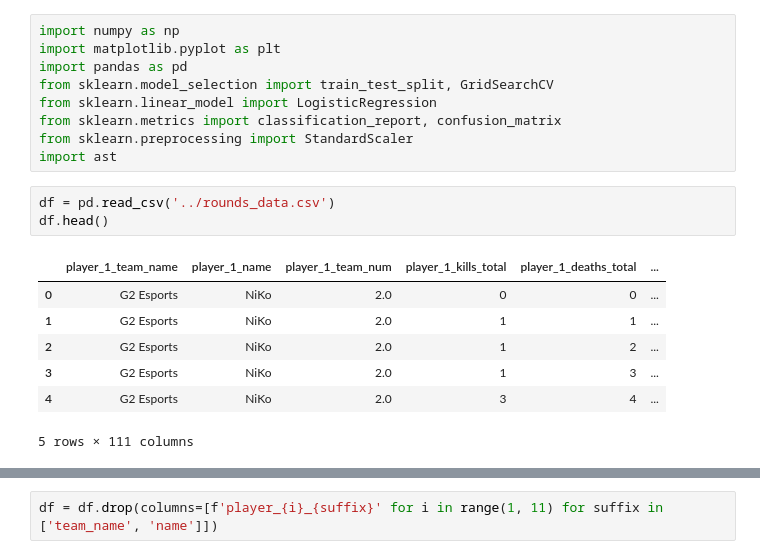
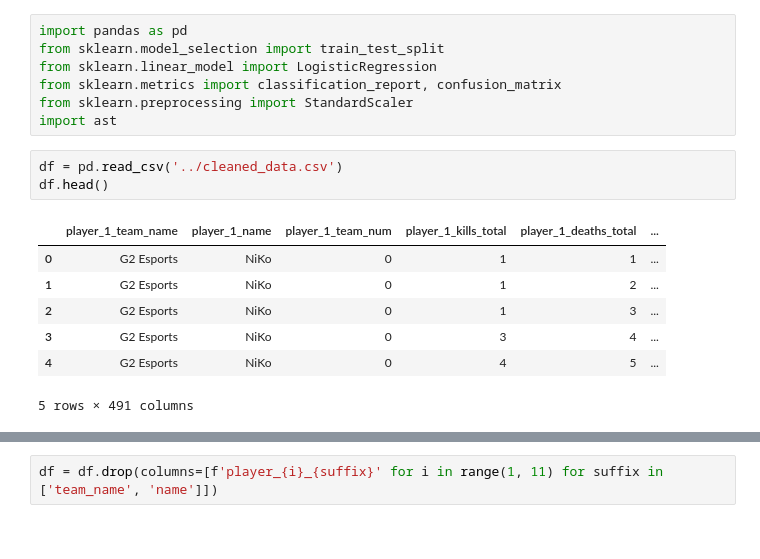
Before and after one commit to FCosmin27/cs2-predictive-models, a Jupyter notebook: round_winner_predicting_models/logistic_regression_from_sklearn.ipynb, the cells around one changed output, grey strips where cells are left out. Cells and saved outputs as stored; diff of their text form.

Commit message:
Separate data preprocessing from model implementation

```diff
--- a/round_winner_predicting_models/logistic_regression_from_sklearn.ipynb
+++ b/round_winner_predicting_models/logistic_regression_from_sklearn.ipynb
@@ -1,20 +1,18 @@
 # %%
-import numpy as np
-import matplotlib.pyplot as plt
 import pandas as pd
-from sklearn.model_selection import train_test_split, GridSearchCV
+from sklearn.model_selection import train_test_split
 from sklearn.linear_model import LogisticRegression
 from sklearn.metrics import classification_report, confusion_matrix
 from sklearn.preprocessing import StandardScaler
 import ast
 # %%
-df = pd.read_csv('../rounds_data.csv')
+df = pd.read_csv('../cleaned_data.csv')
 df.head()
 # %% [output]
 |  | player_1_team_name | player_1_name | player_1_team_num | player_1_kills_total | player_1_deaths_total | ... |
-| 0 | G2 Esports | NiKo | 2.0 | 0 | 0 | ... |
-| 1 | G2 Esports | NiKo | 2.0 | 1 | 1 | ... |
-| 2 | G2 Esports | NiKo | 2.0 | 1 | 2 | ... |
-| 3 | G2 Esports | NiKo | 2.0 | 1 | 3 | ... |
-| 4 | G2 Esports | NiKo | 2.0 | 3 | 4 | ... |
+| 0 | G2 Esports | NiKo | 0 | 1 | 1 | ... |
+| 1 | G2 Esports | NiKo | 0 | 1 | 2 | ... |
+| 2 | G2 Esports | NiKo | 0 | 1 | 3 | ... |
+| 3 | G2 Esports | NiKo | 0 | 3 | 4 | ... |
+| 4 | G2 Esports | NiKo | 0 | 4 | 5 | ... |
-5 rows × 111 columns
+5 rows × 491 columns
```
Also changed, not shown: parts of 26 cells of this notebook, 1 other file.
